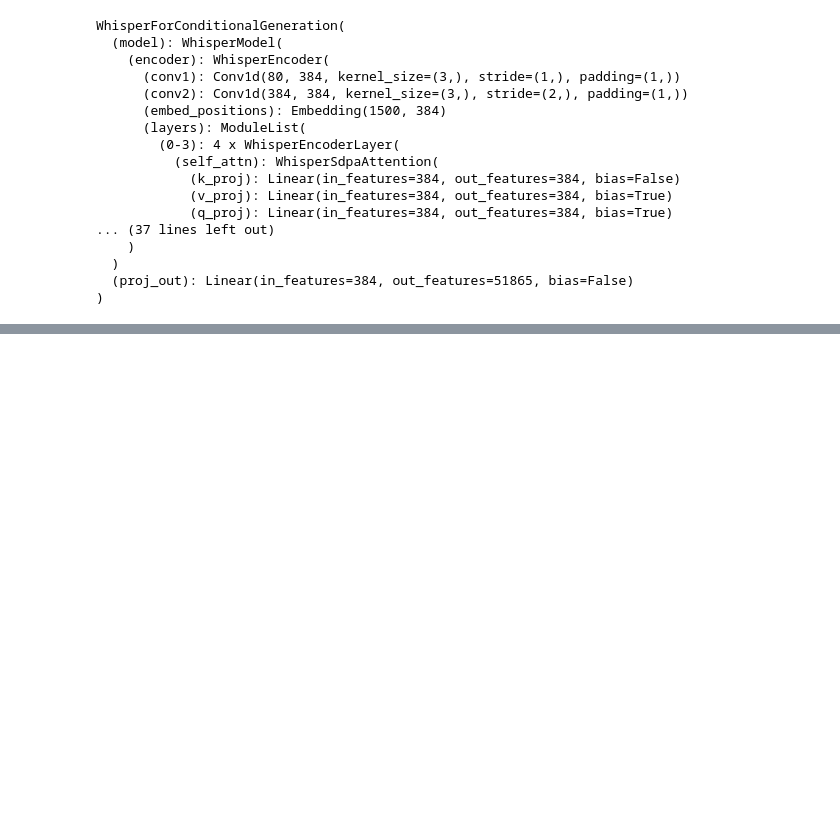
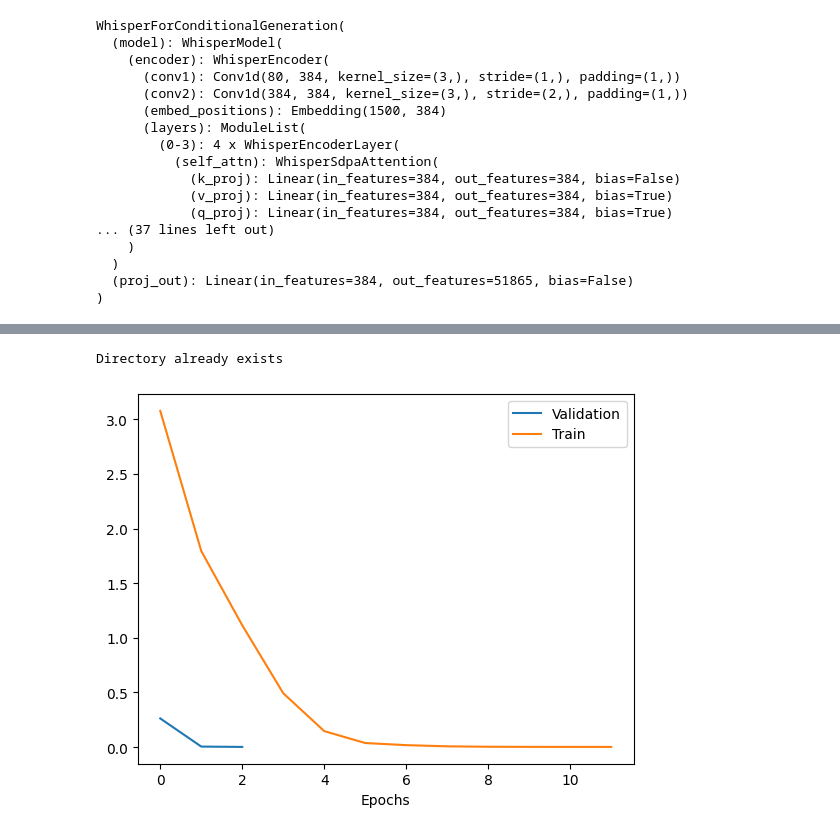
Before and after one commit to niklas-baier/Master_thesis, a Jupyter notebook: Whisper.ipynb, the cells around one changed output, grey strips where cells are left out. Cells and saved outputs as stored; diff of their text form; code cells hidden in the pictures; blank space fills up the shorter version.

Commit message:
Added the plotting of the errors during training

```diff
--- a/Whisper.ipynb
+++ b/Whisper.ipynb
@@ -213,7 +213,15 @@ def string_parsing(dataframe):
     print(dataframe.shape)
     pprint.pp(dataframe.head(10))
     dataframe['num_frames'] = dataframe['endframe'] - dataframe['startframe']
-    dataframe.drop(columns=['endframe', 'session_id', 'speaker_id','gender', 'nativeness','mother_tongue','audio','start','end','endframe','duration','frames', 'ref'], inplace=True)
+    # handle chime and dipco data differently
+    if 'nativeness' in dataframe.columns:
+        dataframe.drop(columns=['endframe', 'session_id', 'speaker_id','gender', 'nativeness','mother_tongue','audio','start','end','endframe','duration','frames', 'ref'], inplace=True)
+    else:
+        dataframe.drop(columns=['end_time','start_time'], inplace=True)
+
+
+
+
     dataframe.reset_index(drop=True, inplace=True)
     return dataframe
 
@@ -582,7 +637,7 @@ training_args = Seq2SeqTrainingArguments(
     gradient_accumulation_steps=1,  # increase by 2x for every 2x decrease in batch size
     learning_rate=1e-5,
     warmup_steps=0,
-    max_steps=101,#4000
+    max_steps=300,#4000
     gradient_checkpointing=True,
     fp16=True,
     eval_strategy="steps",
@@ -611,10 +666,10 @@ trainer = Seq2SeqTrainer(
 )
 processor.save_pretrained(training_args.output_dir)
 
-eval_results = trainer.evaluate()
+eval_results = trainer.train()
 
 # Print evaluation results
-print(eval_results)
+
 
 
 # Save evaluation results to a JSON file
@@ -625,0 +692,20 @@ max_steps is given, it will override any value given in num_train_epochs
+# %%
+df_log = pd.DataFrame(trainer.state.log_history)
+# visualization of the loss during training
+(df_log.dropna(subset=["eval_loss"]).reset_index()["eval_loss"]
+.plot(label="Validation"))
+df_log.dropna(subset=["loss"]).reset_index()["loss"].plot(label="Train")
+
+plt.xlabel("Epochs")
+plt.legend(loc="upper right")
+
+filepath = f'Figures/Training/LOSS/{dataset_name}/{model_id}/{version}/{get_formated_date()}'
+try:
+    os.makedirs(filepath)
+except FileExistsError:
+    print("Directory already exists")
+finally:
+    plt.savefig(filepath + "1", format='png')
+# %% [output]
+Directory already exists
+[figure, added]
```
Also changed, not shown: parts of 15 cells of this notebook.
